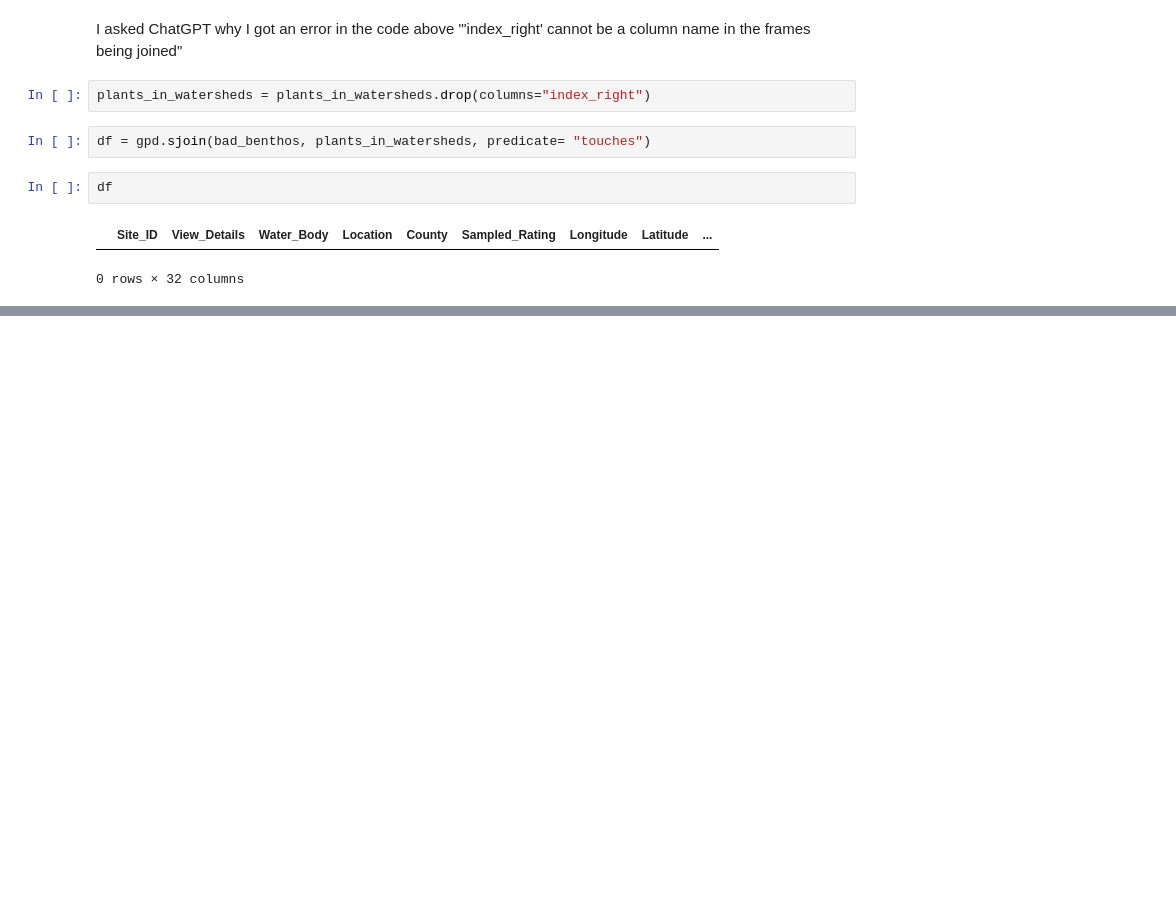
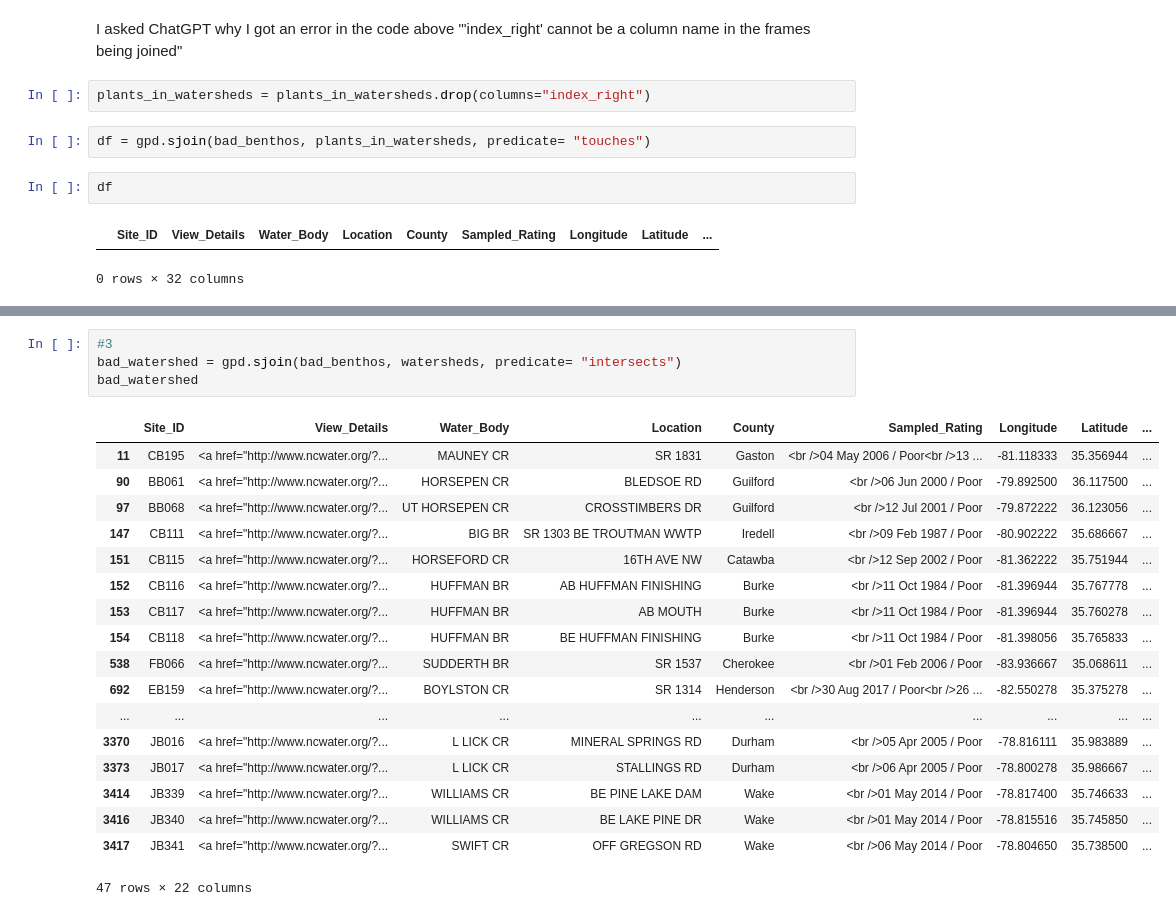
Before and after one commit to ejamie15/geog592-ejamie, a Jupyter notebook: homework/week07/data/ejamie_hw08.ipynb, the cells around one changed output, grey strips where cells are left out. Drawn from its saved outputs; the diff is of its cells as text; blank space fills up the shorter version.

```diff
--- a/homework/week07/data/ejamie_hw08.ipynb
+++ b/homework/week07/data/ejamie_hw08.ipynb
@@ -220,0 +234,23 @@ Should I create a buffer aroud the benthos assessments?
+# %%
+#3
+bad_watershed = gpd.sjoin(bad_benthos, watersheds, predicate= "intersects")
+bad_watershed
+# %% [output]
+|  | Site_ID | View_Details | Water_Body | Location | County | Sampled_Rating | Longitude | Latitude | ... |
+| 11 | CB195 | <a href="http://www.ncwater.org/?... | MAUNEY CR | SR 1831 | Gaston | <br />04 May 2006 / Poor<br />13 ... | -81.118333 | 35.356944 | ... |
+| 90 | BB061 | <a href="http://www.ncwater.org/?... | HORSEPEN CR | BLEDSOE RD | Guilford | <br />06 Jun 2000 / Poor | -79.892500 | 36.117500 | ... |
+| 97 | BB068 | <a href="http://www.ncwater.org/?... | UT HORSEPEN CR | CROSSTIMBERS DR | Guilford | <br />12 Jul 2001 / Poor | -79.872222 | 36.123056 | ... |
+| 147 | CB111 | <a href="http://www.ncwater.org/?... | BIG BR | SR 1303 BE TROUTMAN WWTP | Iredell | <br />09 Feb 1987 / Poor | -80.902222 | 35.686667 | ... |
+| 151 | CB115 | <a href="http://www.ncwater.org/?... | HORSEFORD CR | 16TH AVE NW | Catawba | <br />12 Sep 2002 / Poor | -81.362222 | 35.751944 | ... |
+| 152 | CB116 | <a href="http://www.ncwater.org/?... | HUFFMAN BR | AB HUFFMAN FINISHING | Burke | <br />11 Oct 1984 / Poor | -81.396944 | 35.767778 | ... |
+| 153 | CB117 | <a href="http://www.ncwater.org/?... | HUFFMAN BR | AB MOUTH | Burke | <br />11 Oct 1984 / Poor | -81.396944 | 35.760278 | ... |
+| 154 | CB118 | <a href="http://www.ncwater.org/?... | HUFFMAN BR | BE HUFFMAN FINISHING | Burke | <br />11 Oct 1984 / Poor | -81.398056 | 35.765833 | ... |
+| 538 | FB066 | <a href="http://www.ncwater.org/?... | SUDDERTH BR | SR 1537 | Cherokee | <br />01 Feb 2006 / Poor | -83.936667 | 35.068611 | ... |
+| 692 | EB159 | <a href="http://www.ncwater.org/?... | BOYLSTON CR | SR 1314 | Henderson | <br />30 Aug 2017 / Poor<br />26 ... | -82.550278 | 35.375278 | ... |
+| ... | ... | ... | ... | ... | ... | ... | ... | ... | ... |
+| 3370 | JB016 | <a href="http://www.ncwater.org/?... | L LICK CR | MINERAL SPRINGS RD | Durham | <br />05 Apr 2005 / Poor | -78.816111 | 35.983889 | ... |
+| 3373 | JB017 | <a href="http://www.ncwater.org/?... | L LICK CR | STALLINGS RD | Durham | <br />06 Apr 2005 / Poor | -78.800278 | 35.986667 | ... |
+| 3414 | JB339 | <a href="http://www.ncwater.org/?... | WILLIAMS CR | BE PINE LAKE DAM | Wake | <br />01 May 2014 / Poor | -78.817400 | 35.746633 | ... |
+| 3416 | JB340 | <a href="http://www.ncwater.org/?... | WILLIAMS CR | BE LAKE PINE DR | Wake | <br />01 May 2014 / Poor | -78.815516 | 35.745850 | ... |
+| 3417 | JB341 | <a href="http://www.ncwater.org/?... | SWIFT CR | OFF GREGSON RD | Wake | <br />06 May 2014 / Poor | -78.804650 | 35.738500 | ... |
+47 rows × 22 columns
```
Also changed, not shown: parts of 8 cells of this notebook.
